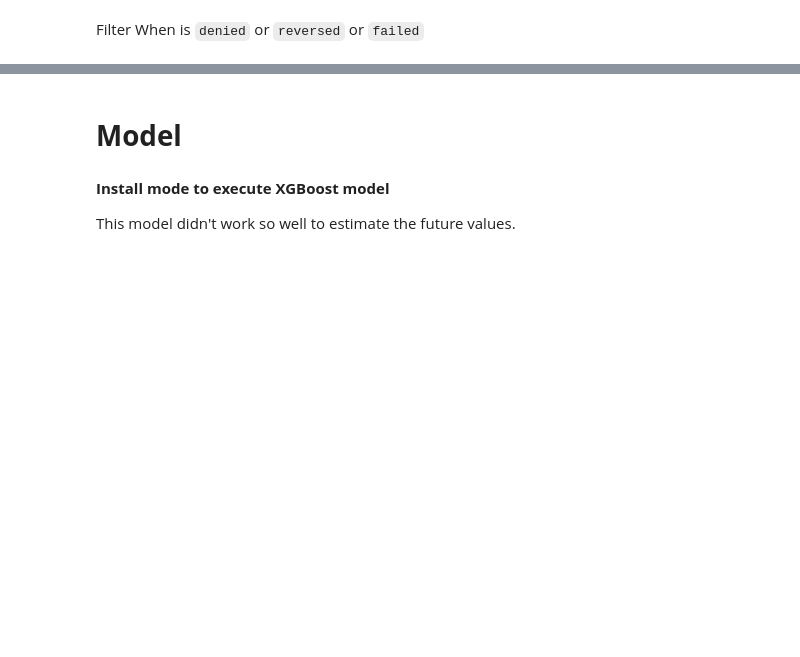
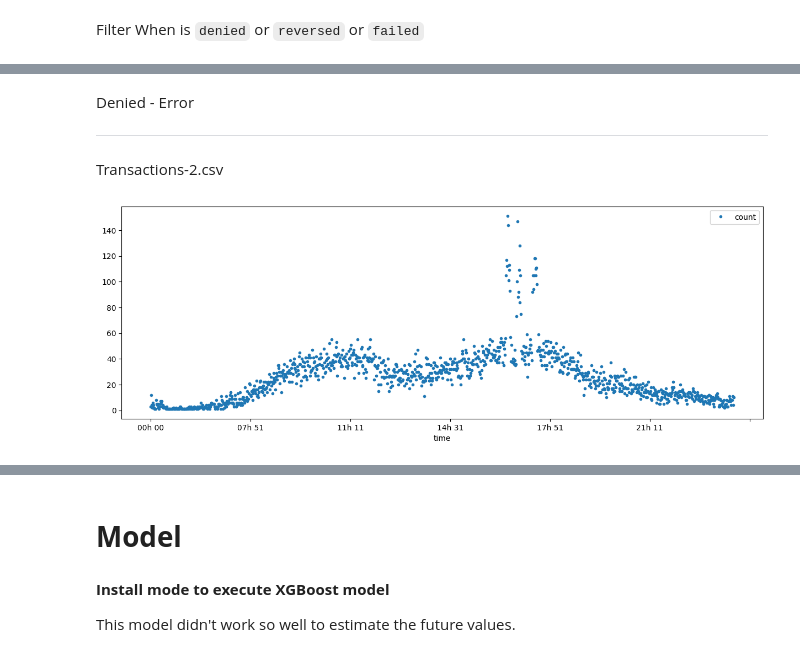
Before and after one commit to gabrielatoniolo/dab-dbt-repository, a Jupyter notebook: Monitoring_analyst_test.ipynb, the cells around one changed output, grey strips where cells are left out. Cells and saved outputs as stored; diff of their text form; code cells hidden in the pictures; blank space fills up the shorter version.

```diff
--- a/Monitoring_analyst_test.ipynb
+++ b/Monitoring_analyst_test.ipynb
@@ -196,3 +196,6 @@ t1
 | 4232 | 23h 59 | approved | 10 |
 | 4233 | 23h 59 | reversed | 6 |
 4234 rows × 3 columns
+# %%
+t2 = pd.read_csv('transactions_2.csv') #create a dataframe to save the informartion from transactions_1
+t2
@@ -285,0 +266,10 @@ denied[(denied["alarm"]== "alarm-1") | (denied["alarm"]== "alarm-2") ]
+# %% [markdown]
+Denied - Error
+
+---
+Transactions-2.csv
+# %%
+denied_2 = t2
+denied_2 = graph('denied',denied_2,'count')
+# %% [output]
+[figure, added]
```
Also changed, not shown: parts of 68 cells of this notebook.
